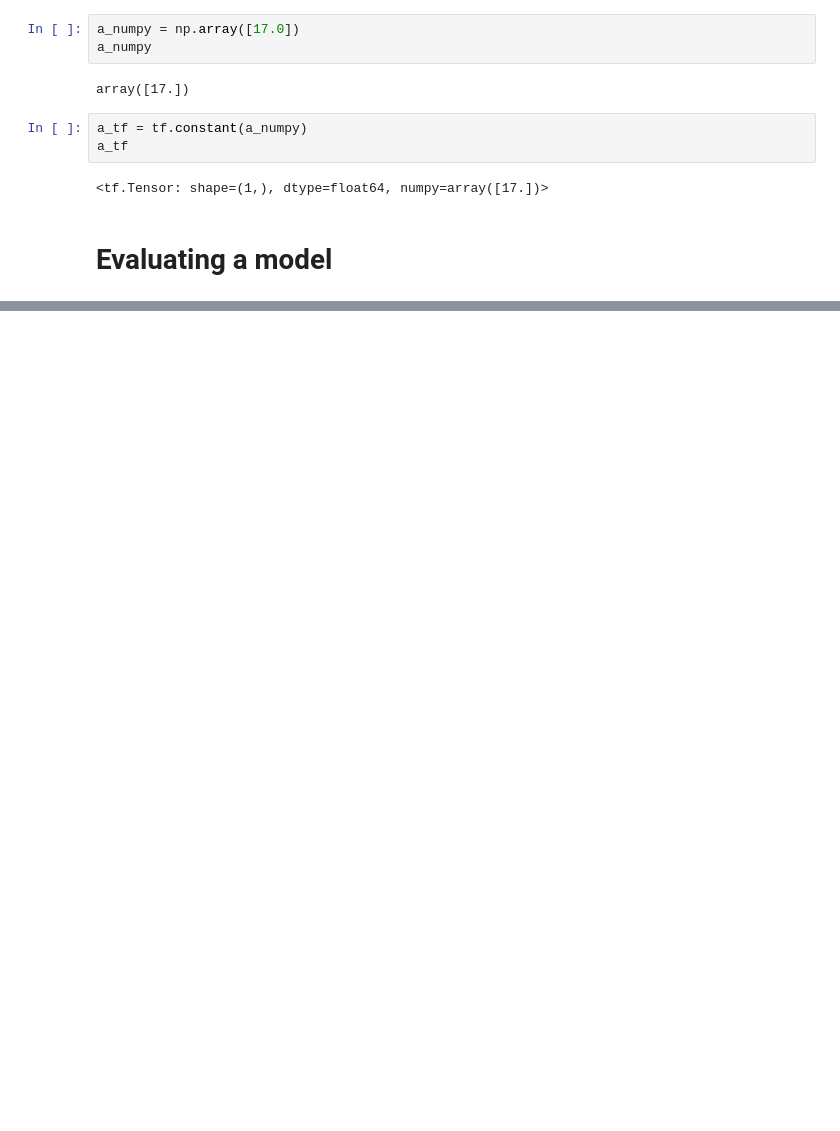
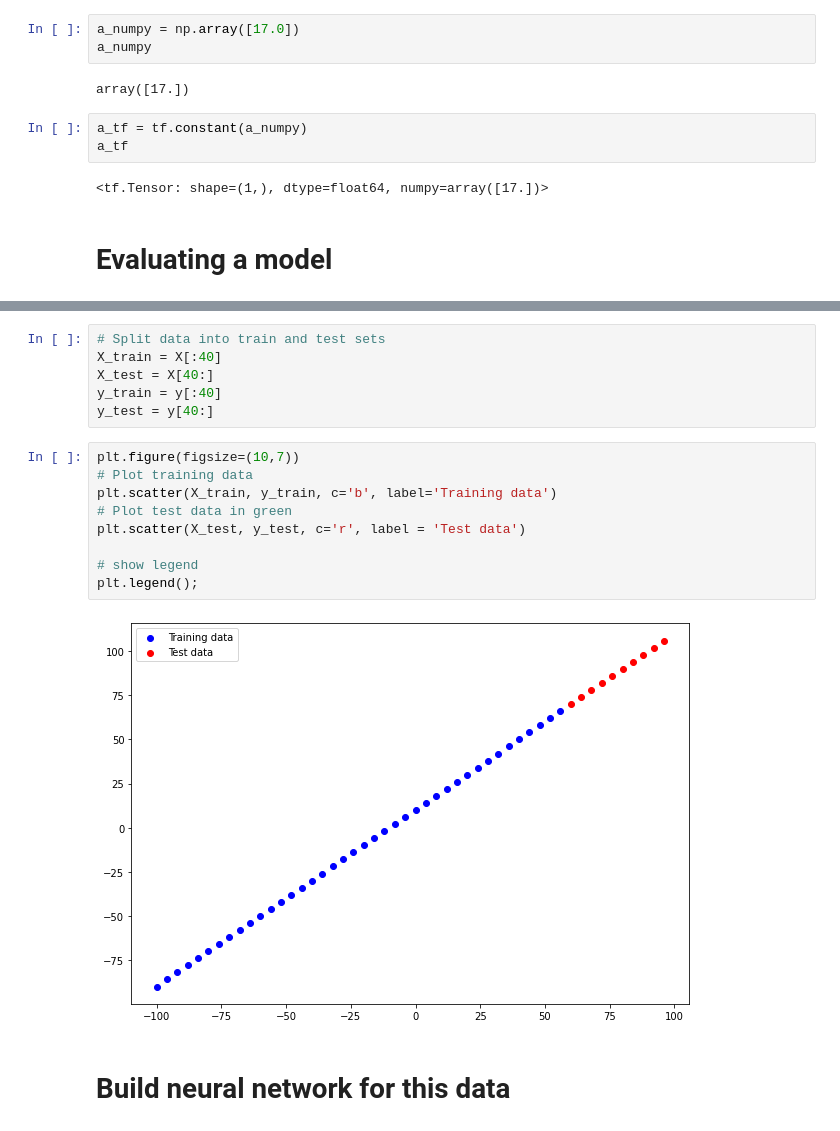
Before and after one commit to Kgs-Mathaba/TensorFlow_DC_ZTM, a Jupyter notebook: 01_neural_network_regression_with_tensorflow.ipynb, the cells around one changed output, grey strips where cells are left out. Cells and saved outputs as stored; diff of their text form; blank space fills up the shorter version.

```diff
--- a/01_neural_network_regression_with_tensorflow.ipynb
+++ b/01_neural_network_regression_with_tensorflow.ipynb
@@ -316,0 +353,19 @@ a_tf
+# %%
+# Split data into train and test sets
+X_train = X[:40]
+X_test = X[40:]
+y_train = y[:40]
+y_test = y[40:]
+# %%
+plt.figure(figsize=(10,7))
+# Plot training data
+plt.scatter(X_train, y_train, c='b', label='Training data')
+# Plot test data in green
+plt.scatter(X_test, y_test, c='r', label = 'Test data')
+
+# show legend
+plt.legend();
+# %% [output]
+[figure, added]
+# %% [markdown]
+# Build neural network for this data
```
Also changed, not shown: parts of 124 cells of this notebook.
